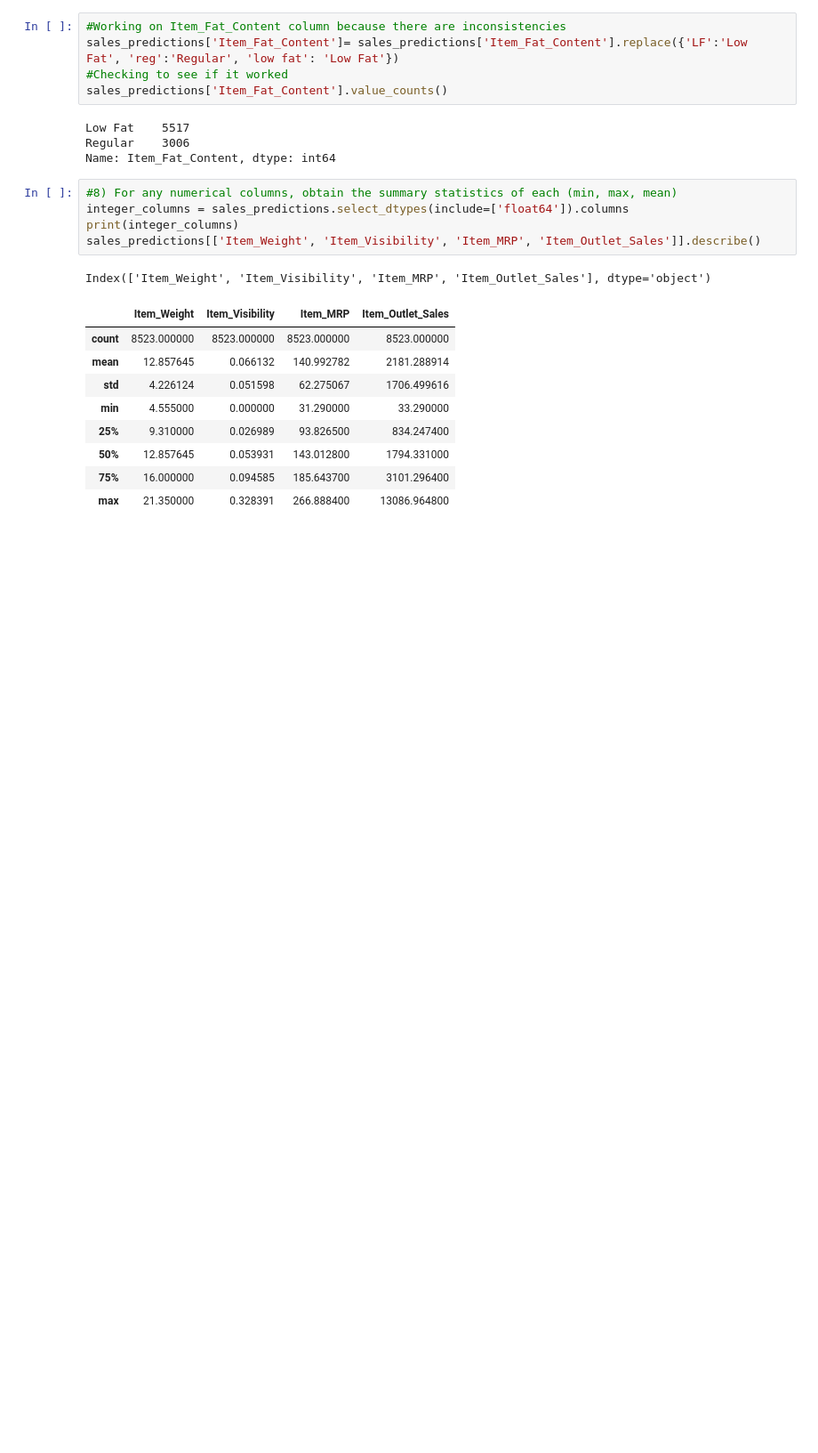
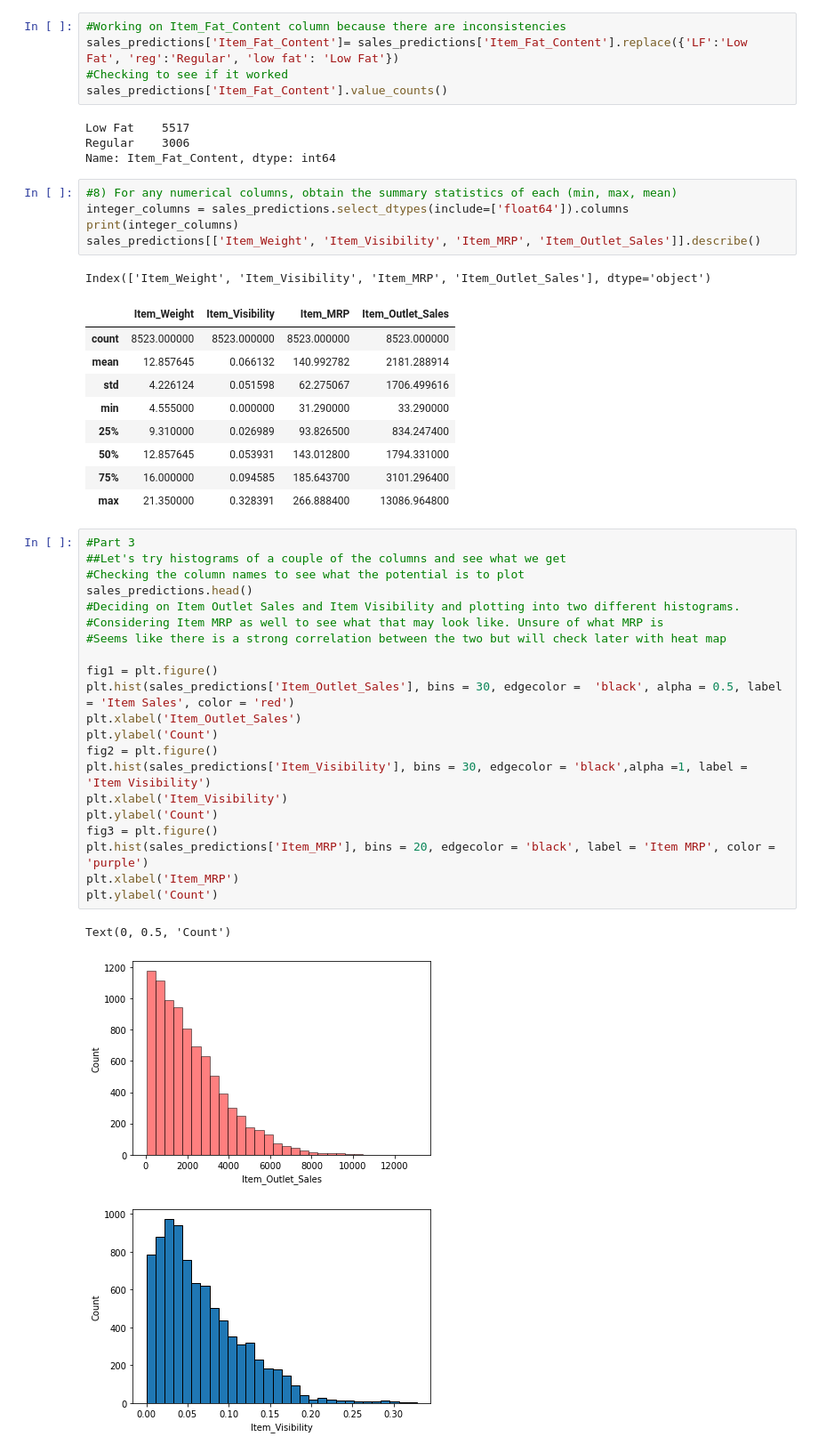
Before and after one commit to thinkinchicken/food-sales-predictions, a Jupyter notebook: Sales_Predictions.ipynb, the cells around one changed output. Shown at 89% size. Saved outputs shown, nothing was run; the diff lists cells and outputs as text; blank space fills up the shorter version.

```diff
--- a/Sales_Predictions.ipynb
+++ b/Sales_Predictions.ipynb
@@ -196,3 +198,28 @@ Index(['Item_Weight', 'Item_Visibility', 'Item_MRP', 'Item_Outlet_Sales'], dtype
 | 50% | 12.857645 | 0.053931 | 143.012800 | 1794.331000 |
 | 75% | 16.000000 | 0.094585 | 185.643700 | 3101.296400 |
 | max | 21.350000 | 0.328391 | 266.888400 | 13086.964800 |
+# %%
+#Part 3
+##Let's try histograms of a couple of the columns and see what we get
+#Checking the column names to see what the potential is to plot
+sales_predictions.head()
+#Deciding on Item Outlet Sales and Item Visibility and plotting into two different histograms.
+#Considering Item MRP as well to see what that may look like. Unsure of what MRP is
+#Seems like there is a strong correlation between the two but will check later with heat map
+
+fig1 = plt.figure()
+plt.hist(sales_predictions['Item_Outlet_Sales'], bins = 30, edgecolor =  'black', alpha = 0.5, label = 'Item Sales', color = 'red')
+plt.xlabel('Item_Outlet_Sales')
+plt.ylabel('Count')
+fig2 = plt.figure()
+plt.hist(sales_predictions['Item_Visibility'], bins = 30, edgecolor = 'black',alpha =1, label = 'Item Visibility')
+plt.xlabel('Item_Visibility')
+plt.ylabel('Count')
+fig3 = plt.figure()
+plt.hist(sales_predictions['Item_MRP'], bins = 20, edgecolor = 'black', label = 'Item MRP', color = 'purple')
+plt.xlabel('Item_MRP')
+plt.ylabel('Count')
+# %% [output]
+Text(0, 0.5, 'Count')
+[figure, added]
+[figure, added]
```
Also changed, not shown: parts of 11 cells of this notebook.
